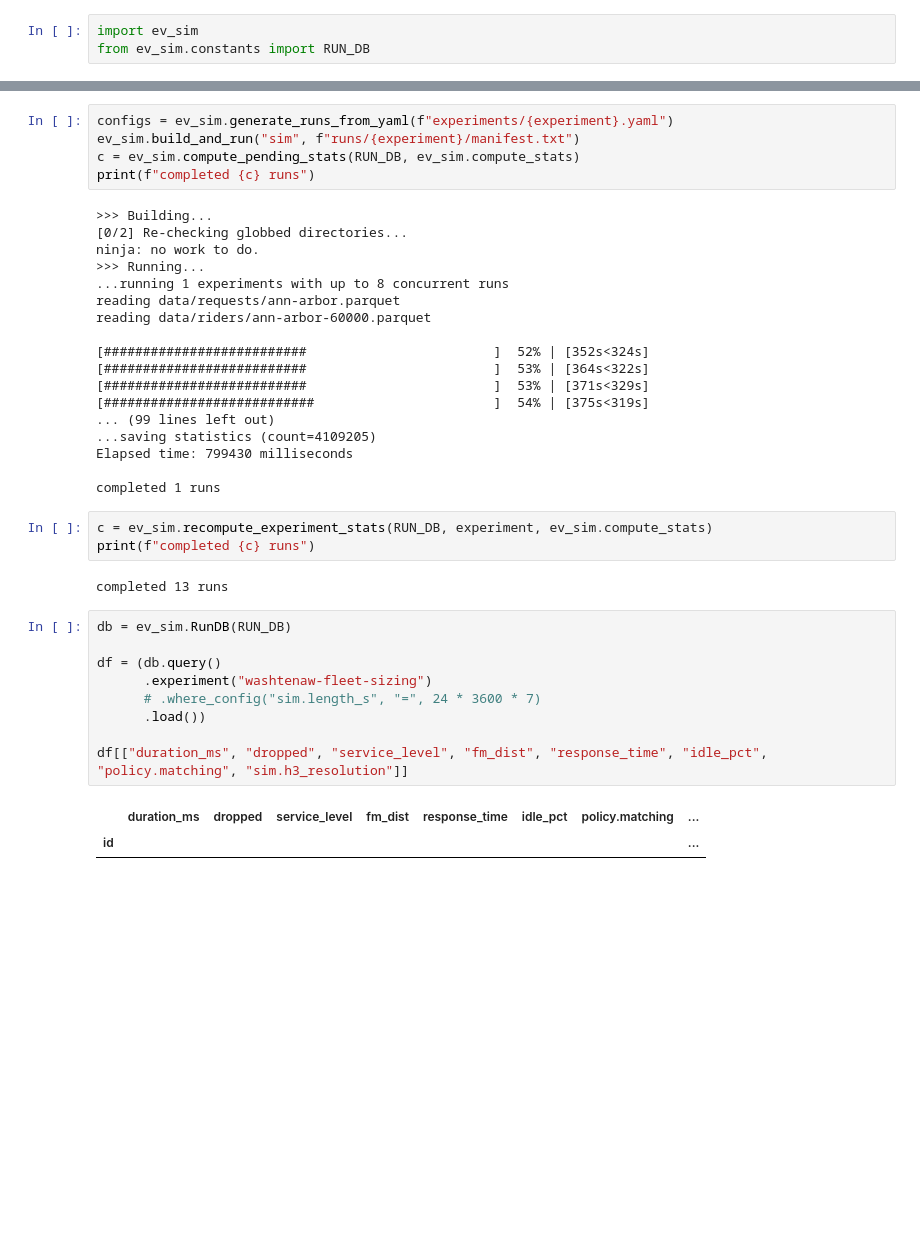
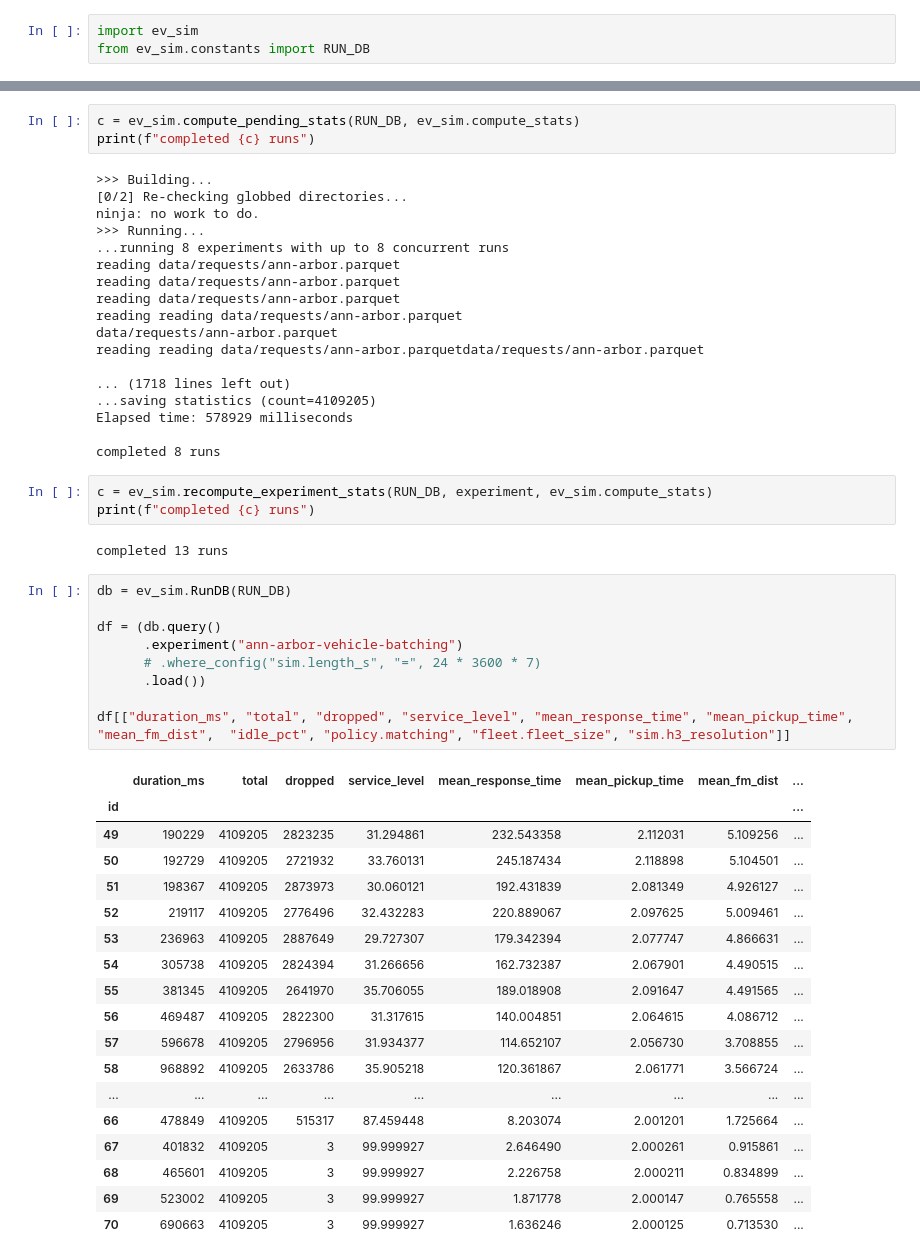
Before and after one commit to BhavyeMathur/av-sim, a Jupyter notebook: run.ipynb, the cells around one changed output, grey strips where cells are left out. Cells and saved outputs as stored; diff of their text form; blank space fills up the shorter version.

```diff
--- a/run.ipynb
+++ b/run.ipynb
@@ -11,6 +36,4 @@ experiment = "ann-arbor-60k-vehicles"
 # %%
-configs = ev_sim.generate_runs_from_yaml(f"experiments/{experiment}.yaml")
-ev_sim.build_and_run("sim", f"runs/{experiment}/manifest.txt")
 c = ev_sim.compute_pending_stats(RUN_DB, ev_sim.compute_stats)
 print(f"completed {c} runs")
 # %% [output]
@@ -18,19 +41,19 @@ print(f"completed {c} runs")
 [0/2] Re-checking globbed directories...
 ninja: no work to do.
 >>> Running...
-...running 1 experiments with up to 8 concurrent runs
+...running 8 experiments with up to 8 concurrent runs
 reading data/requests/ann-arbor.parquet
-reading data/riders/ann-arbor-60000.parquet
+reading data/requests/ann-arbor.parquet
+reading data/requests/ann-arbor.parquet
+reading reading data/requests/ann-arbor.parquet
+data/requests/ann-arbor.parquet
+reading reading data/requests/ann-arbor.parquetdata/requests/ann-arbor.parquet
 
-[##########################                        ]  52% | [352s<324s]
-[##########################                        ]  53% | [364s<322s]
-[##########################                        ]  53% | [371s<329s]
-[###########################                       ]  54% | [375s<319s]
-... (99 lines left out)
+... (1718 lines left out)
 ...saving statistics (count=4109205)
-Elapsed time: 799430 milliseconds
+Elapsed time: 578929 milliseconds
 
-completed 1 runs
+completed 8 runs
 # %%
 c = ev_sim.recompute_experiment_stats(RUN_DB, experiment, ev_sim.compute_stats)
 print(f"completed {c} runs")
@@ -39,12 +62,28 @@ completed 13 runs
 # %%
 db = ev_sim.RunDB(RUN_DB)
 
 df = (db.query()
-      .experiment("washtenaw-fleet-sizing")
+      .experiment("ann-arbor-vehicle-batching")
       # .where_config("sim.length_s", "=", 24 * 3600 * 7)
       .load())
 
-df[["duration_ms", "dropped", "service_level", "fm_dist", "response_time", "idle_pct", "policy.matching", "sim.h3_resolution"]]
+df[["duration_ms", "total", "dropped", "service_level", "mean_response_time", "mean_pickup_time", "mean_fm_dist",  "idle_pct", "policy.matching", "fleet.fleet_size", "sim.h3_resolution"]]
 # %% [output]
-|  | duration_ms | dropped | service_level | fm_dist | response_time | idle_pct | policy.matching | ... |
+|  | duration_ms | total | dropped | service_level | mean_response_time | mean_pickup_time | mean_fm_dist | ... |
 | id |  |  |  |  |  |  |  | ... |
+| 49 | 190229 | 4109205 | 2823235 | 31.294861 | 232.543358 | 2.112031 | 5.109256 | ... |
+| 50 | 192729 | 4109205 | 2721932 | 33.760131 | 245.187434 | 2.118898 | 5.104501 | ... |
+| 51 | 198367 | 4109205 | 2873973 | 30.060121 | 192.431839 | 2.081349 | 4.926127 | ... |
+| 52 | 219117 | 4109205 | 2776496 | 32.432283 | 220.889067 | 2.097625 | 5.009461 | ... |
+| 53 | 236963 | 4109205 | 2887649 | 29.727307 | 179.342394 | 2.077747 | 4.866631 | ... |
+| 54 | 305738 | 4109205 | 2824394 | 31.266656 | 162.732387 | 2.067901 | 4.490515 | ... |
+| 55 | 381345 | 4109205 | 2641970 | 35.706055 | 189.018908 | 2.091647 | 4.491565 | ... |
+| 56 | 469487 | 4109205 | 2822300 | 31.317615 | 140.004851 | 2.064615 | 4.086712 | ... |
+| 57 | 596678 | 4109205 | 2796956 | 31.934377 | 114.652107 | 2.056730 | 3.708855 | ... |
+| 58 | 968892 | 4109205 | 2633786 | 35.905218 | 120.361867 | 2.061771 | 3.566724 | ... |
+| ... | ... | ... | ... | ... | ... | ... | ... | ... |
+| 66 | 478849 | 4109205 | 515317 | 87.459448 | 8.203074 | 2.001201 | 1.725664 | ... |
+| 67 | 401832 | 4109205 | 3 | 99.999927 | 2.646490 | 2.000261 | 0.915861 | ... |
+| 68 | 465601 | 4109205 | 3 | 99.999927 | 2.226758 | 2.000211 | 0.834899 | ... |
+| 69 | 523002 | 4109205 | 3 | 99.999927 | 1.871778 | 2.000147 | 0.765558 | ... |
+| 70 | 690663 | 4109205 | 3 | 99.999927 | 1.636246 | 2.000125 | 0.713530 | ... |
```
Also changed, not shown: parts of 2 cells of this notebook, 24 other files.
